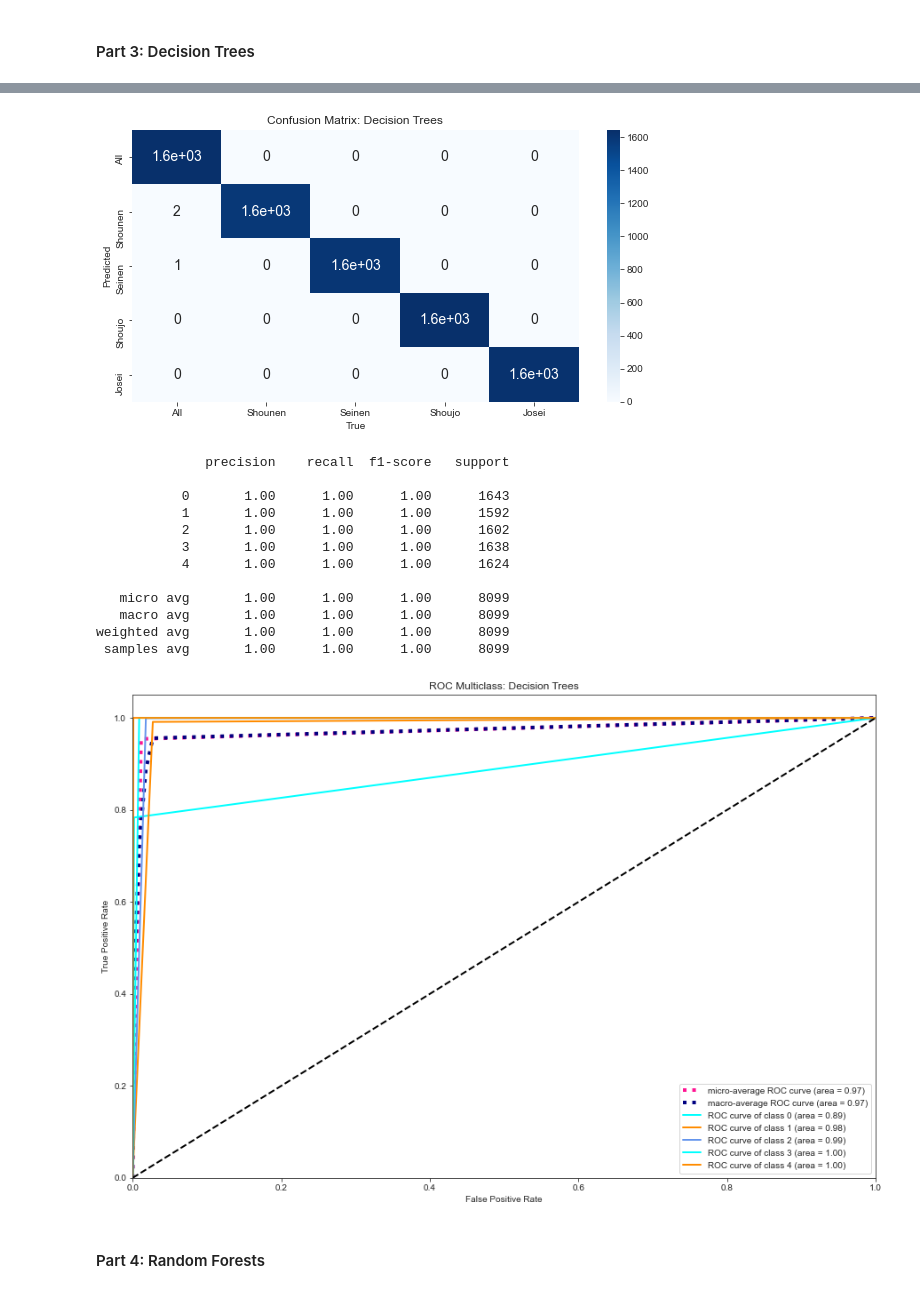
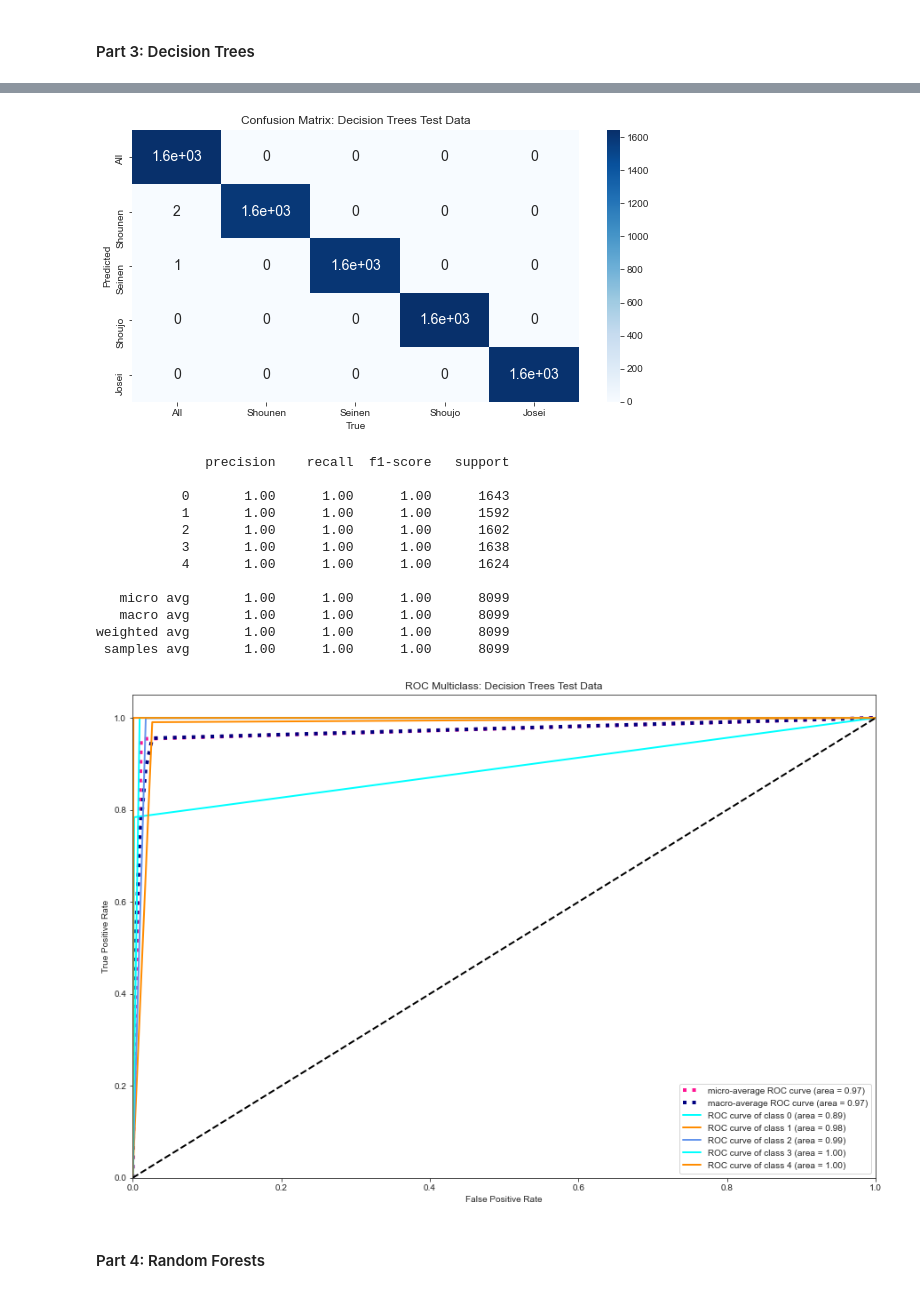
Before and after one commit to joelgnhz/anime, a Jupyter notebook: Anime Classification.ipynb, the cells around one changed output, grey strips where cells are left out. Saved outputs shown, nothing was run; the diff lists cells and outputs as text; code cells hidden in the pictures.

```diff
--- a/Anime Classification.ipynb
+++ b/Anime Classification.ipynb
@@ -655,22 +655,22 @@ print("%0.4f accuracy with a standard deviation of %0.4f" % (results.mean(), res
 # %%
 # DT Test Data: Confusion Matrix & Classification Report
 
 y_pred_test = dtmodel.predict(X_test)
 
 cm = metrics.confusion_matrix(np.asarray(Y_test).argmax(axis=1), np.asarray(y_pred_test).argmax(axis=1))
 
 plt.figure(figsize = (10, 5))
 plt.xticks(fontsize = 10)
 plt.yticks(fontsize = 10)
-plt.title('Confusion Matrix: Decision Trees')
+plt.title('Confusion Matrix: Decision Trees Test Data')
 sns.heatmap(cm, annot = True, cmap = 'Blues', annot_kws = {'size': 14}, xticklabels =['All', 'Shounen', 'Seinen', 'Shoujo', 'Josei'], yticklabels = ['All', 'Shounen', 'Seinen', 'Shoujo', 'Josei'])
 plt.xlabel('True')
 plt.ylabel('Predicted')
 plt.show()
 
 print(metrics.classification_report(Y_test, y_pred_test, zero_division = 1))
 # %% [output]
-[figure, old version]
+[figure, new version]
               precision    recall  f1-score   support
 
            0       1.00      1.00      1.00      1643
@@ -750,11 +750,11 @@ plt.xlim([0.0, 1.0])
 plt.ylim([0.0, 1.05])
 plt.xlabel("False Positive Rate")
 plt.ylabel("True Positive Rate")
-plt.title("ROC Multiclass: Decision Trees")
+plt.title("ROC Multiclass: Decision Trees Test Data")
 plt.legend(loc="lower right")
 plt.show()
 # %% [output]
-[figure, old version]
+[figure, new version]
 # %% [markdown]
 #### Part 4: Random Forests
 # %%
```
Also changed, not shown: parts of 9 cells of this notebook.
